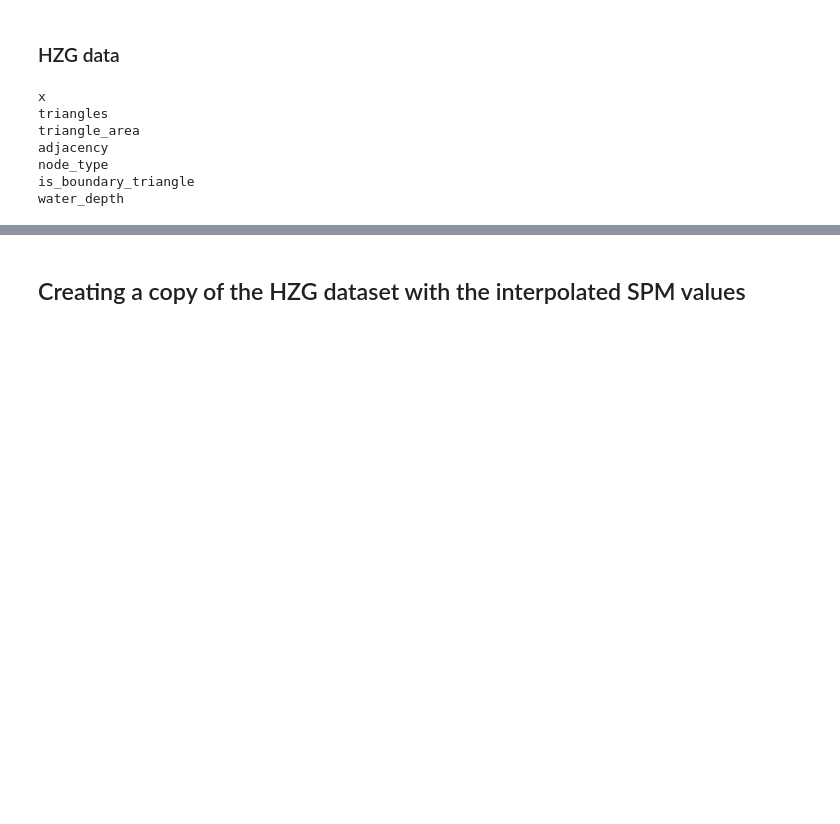
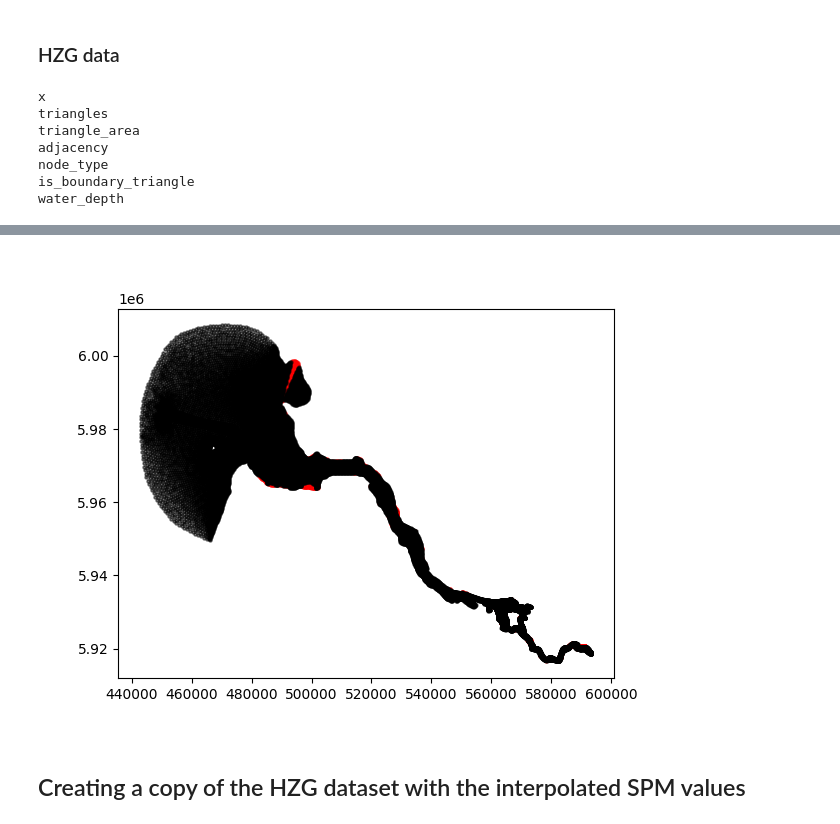
Before and after one commit to 465b/oceantracker, a Jupyter notebook: experiments/auxiliaries/adding_baw_turbidity_to_hzg_dataset/adding_baw_turbidity_as_classes_to_hzg_dataset.ipynb, the cells around one changed output, grey strips where cells are left out. Saved outputs shown, nothing was run; the diff lists cells and outputs as text; code cells hidden in the pictures; blank space fills up the shorter version.

```diff
--- a/experiments/auxiliaries/adding_baw_turbidity_to_hzg_dataset/adding_baw_turbidity_as_classes_to_hzg_dataset.ipynb
+++ b/experiments/auxiliaries/adding_baw_turbidity_to_hzg_dataset/adding_baw_turbidity_as_classes_to_hzg_dataset.ipynb
@@ -91,3 +199,18 @@ hzg_tri = hzg.variables['triangles'][:]
+# %%
+%matplotlib widget
+# plot hzg tri plot
+plt.figure()
+plt.triplot(hzg_node_x, hzg_node_y, hzg_tri, c='k', linewidth=0.1)
+# plot the interpolated points that are zero in red the others in black
+plt.scatter(hzg_node_x[interpolated_spm==0], hzg_node_y[interpolated_spm==0], s=5, c='r',alpha=0.5)
+plt.scatter(hzg_node_x[interpolated_spm!=0], hzg_node_y[interpolated_spm!=0], s=5, c='k',alpha=0.5)
+
+
+
+# plt.scatter(baw_face_x, baw_face_y, s=10, c=spm['sum_of_all_classes'][-1,:],alpha=0.5)
+plt.show()
+# %% [output]
+[figure, added]
 # %% [markdown]
 ## Creating a copy of the HZG dataset with the interpolated SPM values
 # %% [markdown]
```
Also changed, not shown: parts of 23 cells of this notebook, 5 other files.
